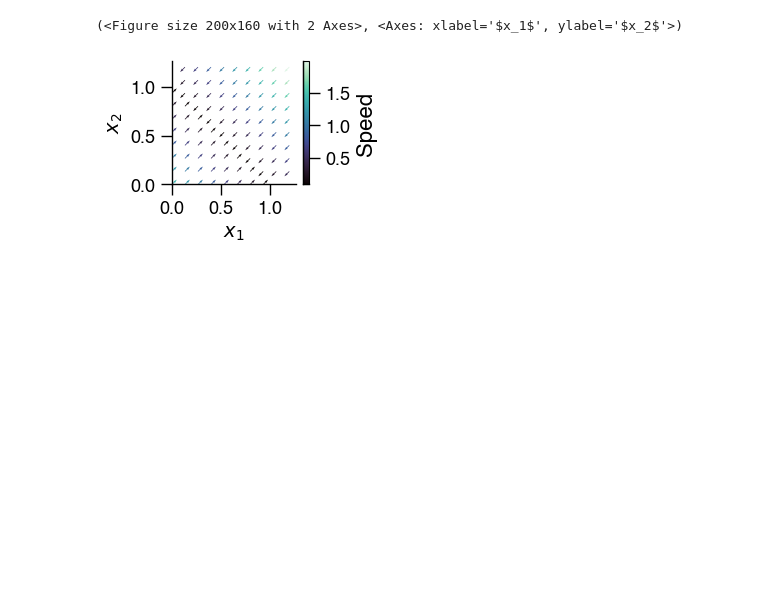
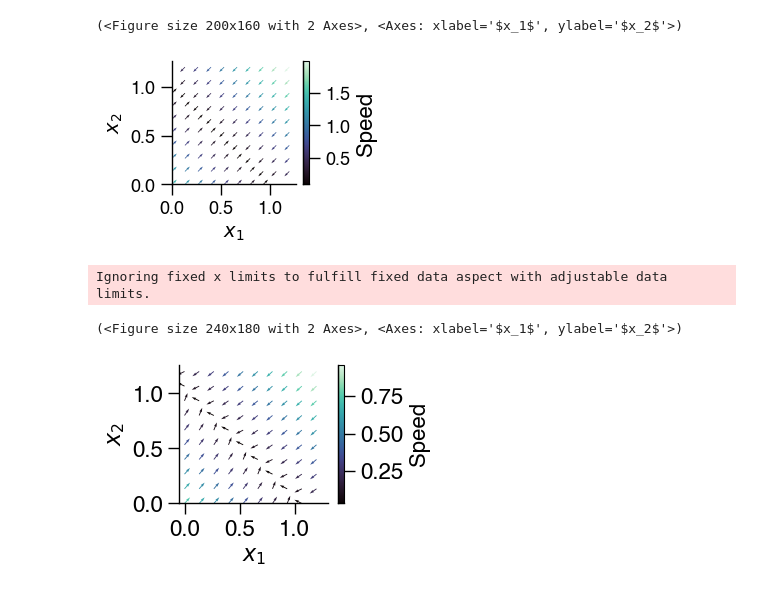
Before and after one commit to davidgbe/automated_plasticity_discovery, a Jupyter notebook: 2d_system_analysis.ipynb, the cells around one changed output. Saved outputs shown, nothing was run; the diff lists cells and outputs as text; code cells hidden in the pictures; blank space fills up the shorter version.

```diff
--- a/2d_system_analysis.ipynb
+++ b/2d_system_analysis.ipynb
@@ -635,3 +632,14 @@ Axes(0.125,0.11;0.62x0.77)
 Axes(0.78375,0.11;0.11625x0.77)
 (<Figure size 200x160 with 2 Axes>, <Axes: xlabel='$x_1$', ylabel='$x_2$'>)
 [figure]
+# %%
+a = 0.5
+w = np.array([
+    [a, a-1],
+    [a-1, a],
+])
+plot_flow_field(w, x0=np.array([0.5, 0.55]))
+# %% [output]
+Ignoring fixed x limits to fulfill fixed data aspect with adjustable data limits.
+(<Figure size 240x180 with 2 Axes>, <Axes: xlabel='$x_1$', ylabel='$x_2$'>)
+[figure, added]
```
Also changed, not shown: parts of 2 cells of this notebook, 7 other files.
